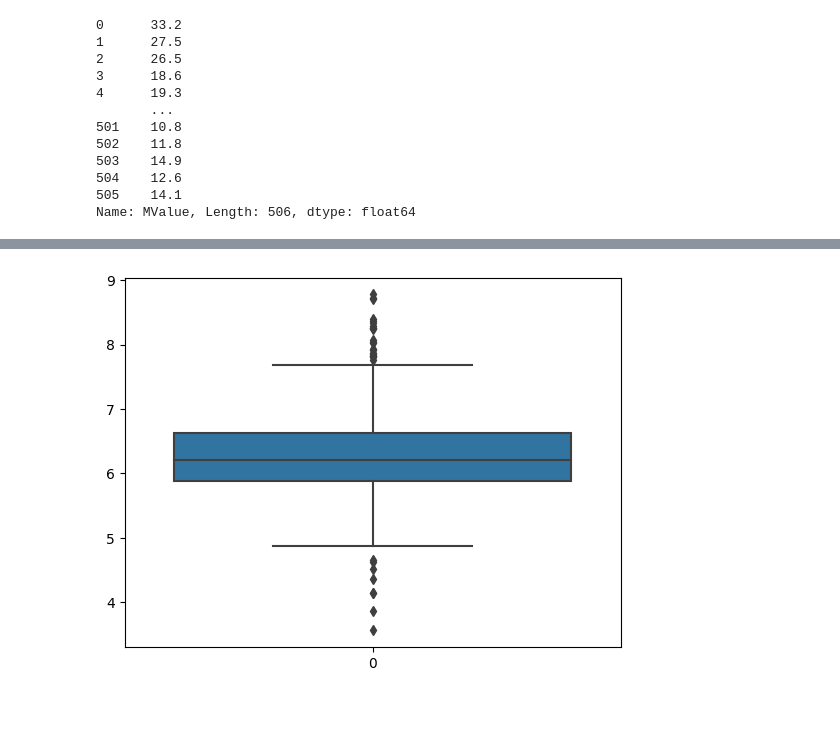
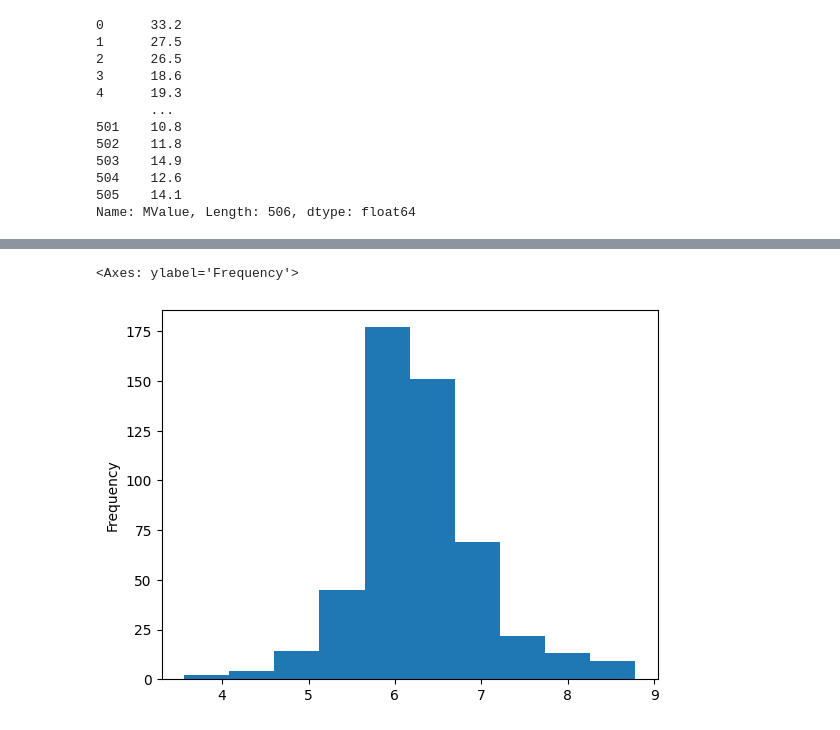
Before and after one commit to Arjun-P-Dinesh/Advanced-Machine-Learning, a Jupyter notebook: 2348506_LabProgram1.ipynb, the cells around one changed output, grey strips where cells are left out. Cells and saved outputs as stored; diff of their text form; code cells hidden in the pictures.

```diff
--- a/2348506_LabProgram1.ipynb
+++ b/2348506_LabProgram1.ipynb
@@ -113,5 +107,5 @@ plt.show()
-# %%
-sns.boxplot(data['Avg_rooms '])
-plt.show()
-# %% [output]
-[figure, removed]
+# %%
+x.plot(kind='hist')
+# %% [output]
+<Axes: ylabel='Frequency'>
+[figure, added]
```
Also changed, not shown: parts of 10 cells of this notebook.
